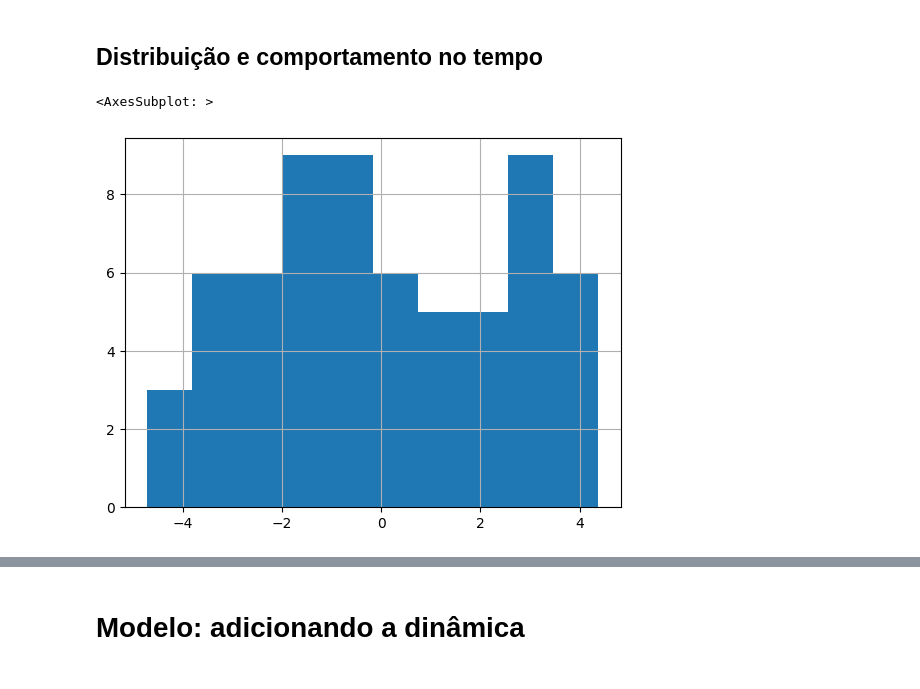
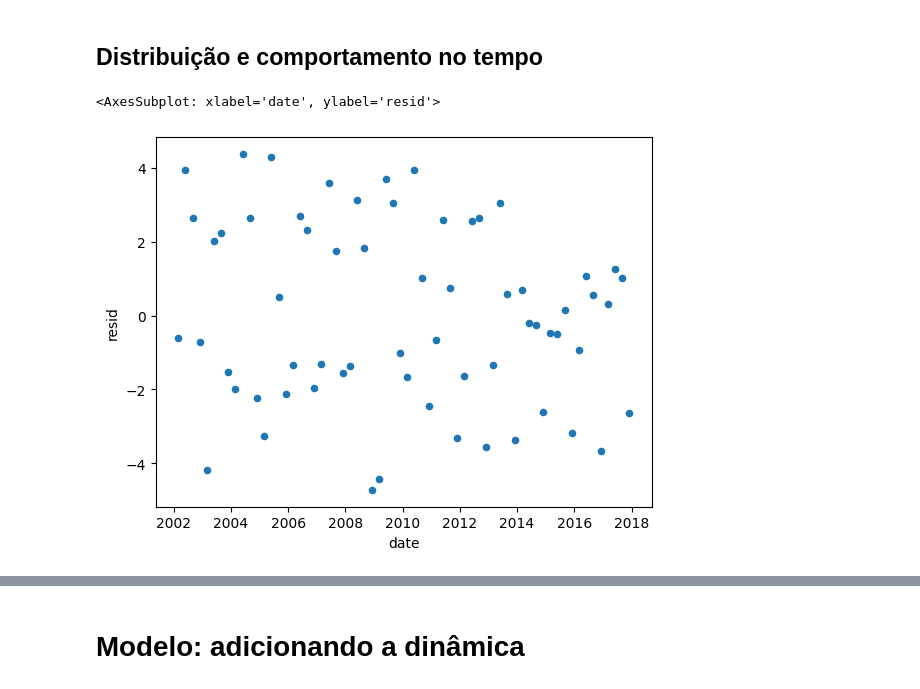
Before and after one commit to Allisterh/nowcasting_gdpbr, a Jupyter notebook: methodologies/dfm_model/dfm_1fac.ipynb, the cells around one changed output, grey strips where cells are left out. Drawn from its saved outputs; the diff is of its cells as text; code cells hidden in the pictures.

```diff
--- a/methodologies/dfm_model/dfm_1fac.ipynb
+++ b/methodologies/dfm_model/dfm_1fac.ipynb
@@ -77,6 +77,9 @@ new_data
 # Lags Fator 1
 new_data['F1_2'] = new_data['F1'].shift(2)
 new_data['F1_4'] = new_data['F1'].shift(4)
+new_data['F1_6'] = new_data['F1'].shift(6)
+
+# Lags GDP
 new_data['gdp_2'] = new_data['gdp'].shift(2)
 new_data['gdp_4'] = new_data['gdp'].shift(4)
 # %%
@@ -322,7 +322,8 @@ het_arch(dfm_1fac.resid, nlags = 8)
 # %%
 # Modelo com dados apenas dentro da amostra
 
-dfm.resid.hist()
+resids_plot = pd.DataFrame({'date':dfm.resid.index, 'resid':dfm.resid})
+resids_plot.plot.scatter(x = 'date', y = 'resid')
 # %% [output]
-<AxesSubplot: >
+<AxesSubplot: xlabel='date', ylabel='resid'>
-[figure, old version]
+[figure, new version]
```
Also changed, not shown: parts of 21 cells of this notebook, 1 other file.
